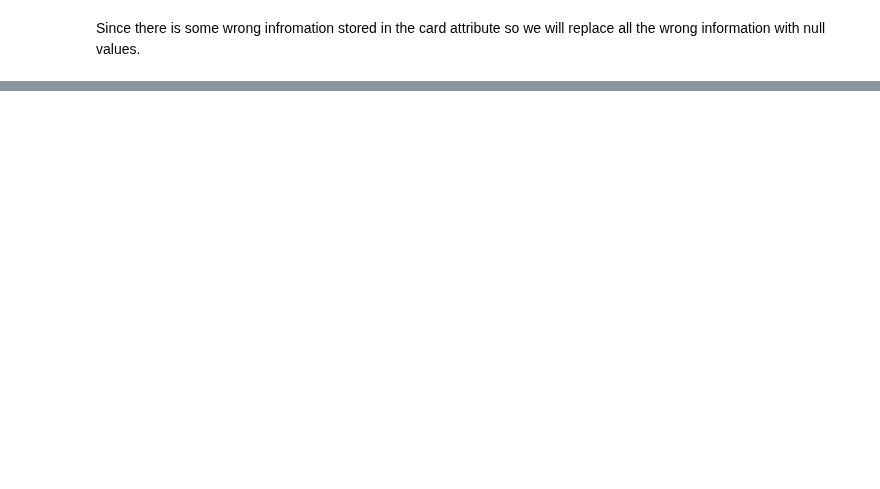
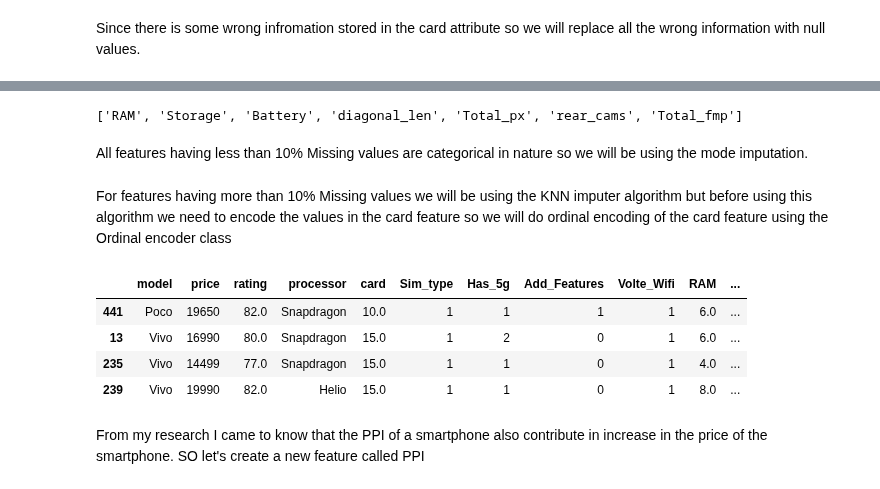
Before and after one commit to yuvraaj2002/AI_Projects, a Jupyter notebook: Smartphone_Price_Prediction/Code.ipynb, the cells around one changed output, grey strips where cells are left out. Cells and saved outputs as stored; diff of their text form; code cells hidden in the pictures; blank space fills up the shorter version.

```diff
--- a/Smartphone_Price_Prediction/Code.ipynb
+++ b/Smartphone_Price_Prediction/Code.ipynb
@@ -481,0 +375,44 @@ sns.boxplot(x = df['price'],ax = ax[1])
+# %%
+# Let's get all teh features with 0 to 10% missing values
+Less_10_Nan = [col for col in temp_df.columns if temp_df[col].isnull().mean()*100 > 0 and temp_df[col].isnull().mean()*100 < 10]
+print(Less_10_Nan)
+# %% [output]
+['RAM', 'Storage', 'Battery', 'diagonal_len', 'Total_px', 'rear_cams', 'Total_fmp']
+# %% [markdown]
+All features having less than 10% Missing values are categorical in nature so we will be using the mode imputation.
+# %%
+# Mode imputation
+for cols in Less_10_Nan:
+    temp_df[cols].fillna(temp_df[cols].mode()[0],inplace=True)
+# %% [markdown]
+For features having more than 10% Missing values we will be using the KNN imputer algorithm but before using this algorithm we need to encode the values in the card feature so we will do ordinal encoding of the card feature using the Ordinal encoder class
+# %%
+cols = [
+    'Memory Card Not Supported','Memory Card Supported, upto 16 GB','Memory Card Supported, upto 32 GB','Memory Card Supported, upto 48 GB',
+    'Memory Card Supported, upto 64 GB','Memory Card Supported, upto 128 GB','Memory Card Supported, upto 256 GB',
+    'Memory Card Supported, upto 512 GB','Memory Card Supported, upto 1 TB','Memory Card Supported, upto 2 TB','Memory Card (Hybrid)',
+    'Memory Card (Hybrid), upto 64 GB','Memory Card (Hybrid), upto 128 GB','Memory Card (Hybrid), upto 256 GB',
+    'Memory Card (Hybrid), upto 512 GB','Memory Card (Hybrid), upto 1 TB','Memory Card (Hybrid), upto 2 TB']
+
+oe_card = OrdinalEncoder(categories=[cols],handle_unknown="use_encoded_value",unknown_value=np.nan)
+temp_df['card'] = oe_card.fit_transform(temp_df['card'].values.reshape(-1,1)).reshape(-1)
+
+# Target encoding the model and processor
+target_enc = ce.TargetEncoder(smoothing=0.2, handle_missing="return_nan", return_df=False)
+for cols in ['model','processor']:
+    temp_df[cols] = target_enc.fit_transform(temp_df[cols].values.reshape(-1,1)).reshape(-1)
+# %%
+knn_imputer = KNNImputer(n_neighbors=5, metric="nan_euclidean")
+
+cols = ["rating","Charging","card"]
+temp_df[cols] = knn_imputer.fit_transform(temp_df[cols])
+# %%
+temp_df.head(4)
+# %% [output]
+|  | model | price | rating | processor | card | Sim_type | Has_5g | Add_Features | Volte_Wifi | RAM | ... |
+| 441 | Poco | 19650 | 82.0 | Snapdragon | 10.0 | 1 | 1 | 1 | 1 | 6.0 | ... |
+| 13 | Vivo | 16990 | 80.0 | Snapdragon | 15.0 | 1 | 2 | 0 | 1 | 6.0 | ... |
+| 235 | Vivo | 14499 | 77.0 | Snapdragon | 15.0 | 1 | 1 | 0 | 1 | 4.0 | ... |
+| 239 | Vivo | 19990 | 82.0 | Helio | 15.0 | 1 | 1 | 0 | 1 | 8.0 | ... |
+# %% [markdown]
+From my research I came to know that the PPI of a smartphone also contribute in increase in the price of the smartphone. SO let's create a new feature called PPI
```
Also changed, not shown: parts of 36 cells of this notebook.
